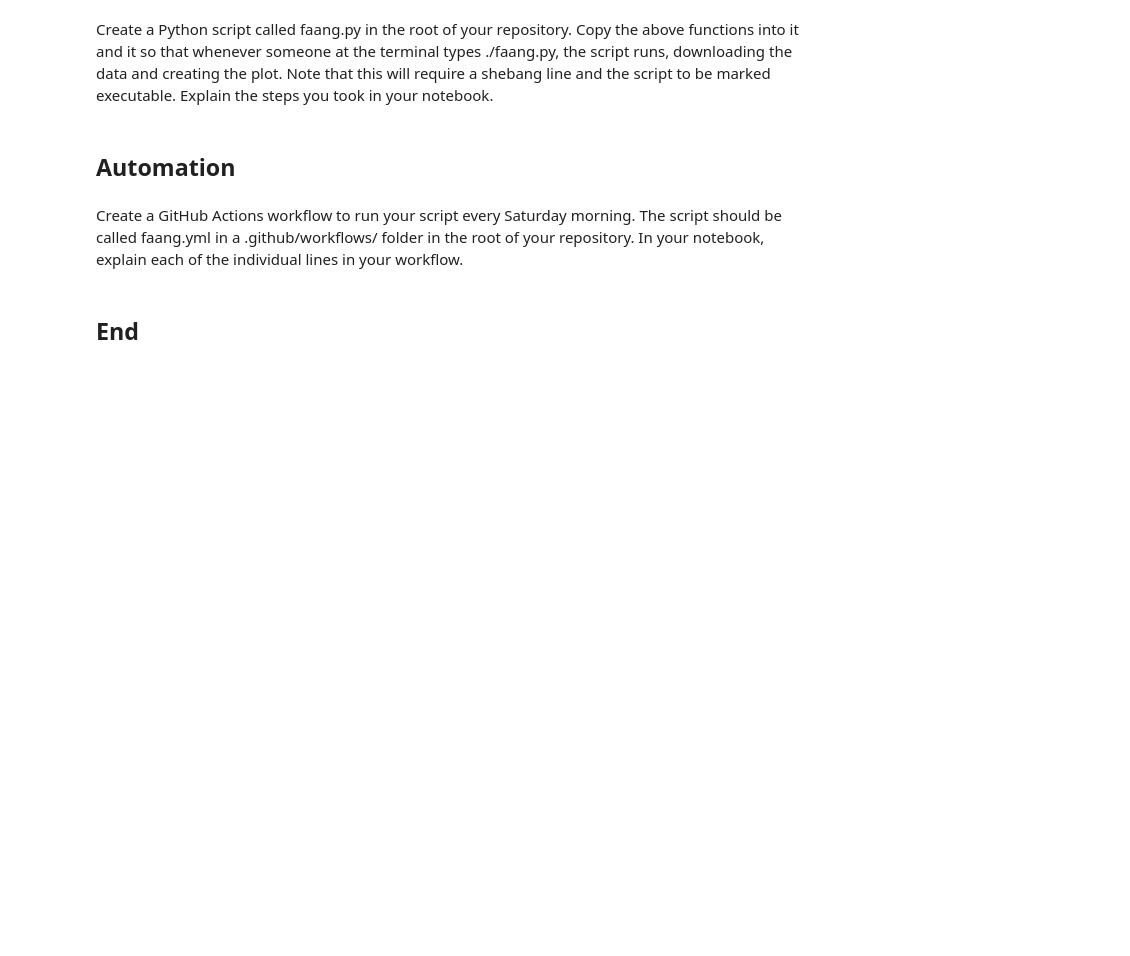
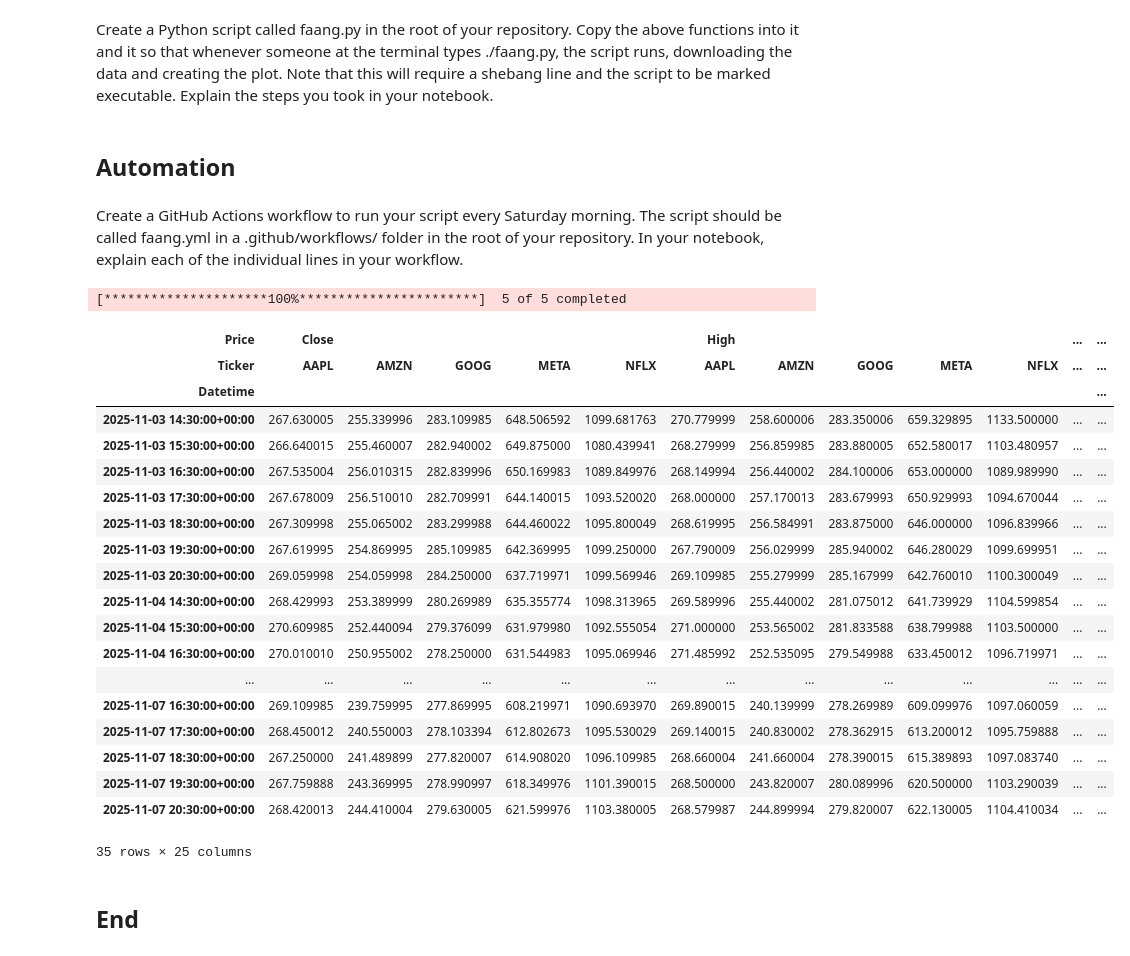
Before and after one commit to vanelyraa/computer_infrastructure, a Jupyter notebook: problems.ipynb, the cells around one changed output. Drawn from its saved outputs; the diff is of its cells as text; code cells hidden in the pictures; blank space fills up the shorter version.

```diff
--- a/problems.ipynb
+++ b/problems.ipynb
@@ -91,5 +196,37 @@ Create a Python script called faang.py in the root of your repository. Copy the
 ## Automation
 # %% [markdown]
 Create a GitHub Actions workflow to run your script every Saturday morning. The script should be called faang.yml in a .github/workflows/ folder in the root of your repository. In your notebook, explain each of the individual lines in your workflow.
+# %%
+import yfinance as yf # Yahoo Finance data.
+import pandas as pd # Pandas library
+import os
+import datetime as dt
+import matplotlib.pyplot as plt
+
+
+tickers = ['META', 'AAPL', 'AMZN', 'NFLX', 'GOOG']
+yf.download(['META', 'AAPL', 'AMZN', 'NFLX', 'GOOG'],period='5d', interval='1h')
+# %% [output]
+[*********************100%***********************]  5 of 5 completed
+| Price | Close |  |  |  |  | High |  |  |  |  | ... | ... |
+| Ticker | AAPL | AMZN | GOOG | META | NFLX | AAPL | AMZN | GOOG | META | NFLX | ... | ... |
+| Datetime |  |  |  |  |  |  |  |  |  |  |  | ... |
+| 2025-11-03 14:30:00+00:00 | 267.630005 | 255.339996 | 283.109985 | 648.506592 | 1099.681763 | 270.779999 | 258.600006 | 283.350006 | 659.329895 | 1133.500000 | ... | ... |
+| 2025-11-03 15:30:00+00:00 | 266.640015 | 255.460007 | 282.940002 | 649.875000 | 1080.439941 | 268.279999 | 256.859985 | 283.880005 | 652.580017 | 1103.480957 | ... | ... |
+| 2025-11-03 16:30:00+00:00 | 267.535004 | 256.010315 | 282.839996 | 650.169983 | 1089.849976 | 268.149994 | 256.440002 | 284.100006 | 653.000000 | 1089.989990 | ... | ... |
+| 2025-11-03 17:30:00+00:00 | 267.678009 | 256.510010 | 282.709991 | 644.140015 | 1093.520020 | 268.000000 | 257.170013 | 283.679993 | 650.929993 | 1094.670044 | ... | ... |
+| 2025-11-03 18:30:00+00:00 | 267.309998 | 255.065002 | 283.299988 | 644.460022 | 1095.800049 | 268.619995 | 256.584991 | 283.875000 | 646.000000 | 1096.839966 | ... | ... |
+| 2025-11-03 19:30:00+00:00 | 267.619995 | 254.869995 | 285.109985 | 642.369995 | 1099.250000 | 267.790009 | 256.029999 | 285.940002 | 646.280029 | 1099.699951 | ... | ... |
+| 2025-11-03 20:30:00+00:00 | 269.059998 | 254.059998 | 284.250000 | 637.719971 | 1099.569946 | 269.109985 | 255.279999 | 285.167999 | 642.760010 | 1100.300049 | ... | ... |
+| 2025-11-04 14:30:00+00:00 | 268.429993 | 253.389999 | 280.269989 | 635.355774 | 1098.313965 | 269.589996 | 255.440002 | 281.075012 | 641.739929 | 1104.599854 | ... | ... |
+| 2025-11-04 15:30:00+00:00 | 270.609985 | 252.440094 | 279.376099 | 631.979980 | 1092.555054 | 271.000000 | 253.565002 | 281.833588 | 638.799988 | 1103.500000 | ... | ... |
+| 2025-11-04 16:30:00+00:00 | 270.010010 | 250.955002 | 278.250000 | 631.544983 | 1095.069946 | 271.485992 | 252.535095 | 279.549988 | 633.450012 | 1096.719971 | ... | ... |
+| ... | ... | ... | ... | ... | ... | ... | ... | ... | ... | ... | ... | ... |
+| 2025-11-07 16:30:00+00:00 | 269.109985 | 239.759995 | 277.869995 | 608.219971 | 1090.693970 | 269.890015 | 240.139999 | 278.269989 | 609.099976 | 1097.060059 | ... | ... |
+| 2025-11-07 17:30:00+00:00 | 268.450012 | 240.550003 | 278.103394 | 612.802673 | 1095.530029 | 269.140015 | 240.830002 | 278.362915 | 613.200012 | 1095.759888 | ... | ... |
+| 2025-11-07 18:30:00+00:00 | 267.250000 | 241.489899 | 277.820007 | 614.908020 | 1096.109985 | 268.660004 | 241.660004 | 278.390015 | 615.389893 | 1097.083740 | ... | ... |
+| 2025-11-07 19:30:00+00:00 | 267.759888 | 243.369995 | 278.990997 | 618.349976 | 1101.390015 | 268.500000 | 243.820007 | 280.089996 | 620.500000 | 1103.290039 | ... | ... |
+| 2025-11-07 20:30:00+00:00 | 268.420013 | 244.410004 | 279.630005 | 621.599976 | 1103.380005 | 268.579987 | 244.899994 | 279.820007 | 622.130005 | 1104.410034 | ... | ... |
+35 rows × 25 columns
 # %% [markdown]
 ## End
```
Also changed, not shown: parts of 4 cells of this notebook, 8 other files.
